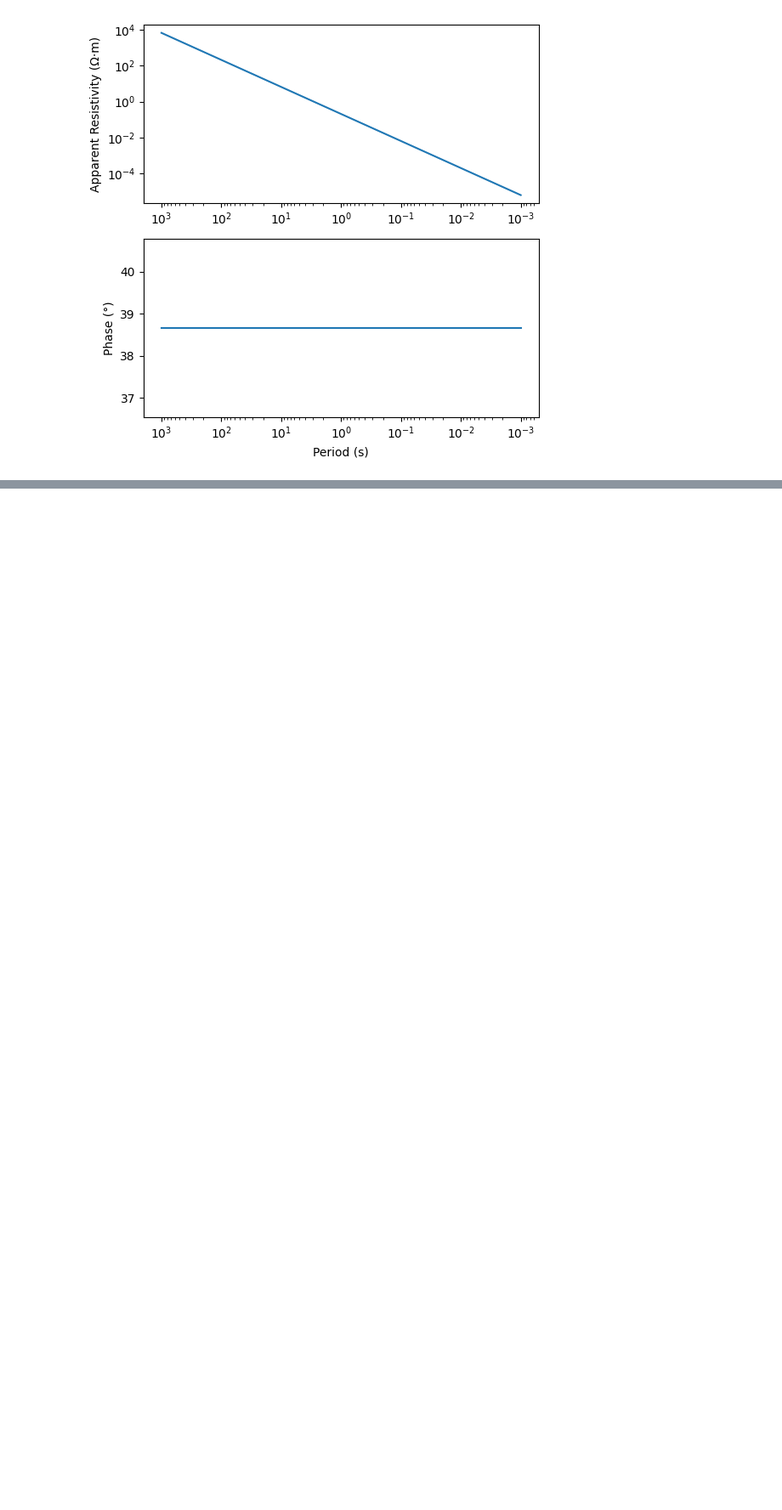
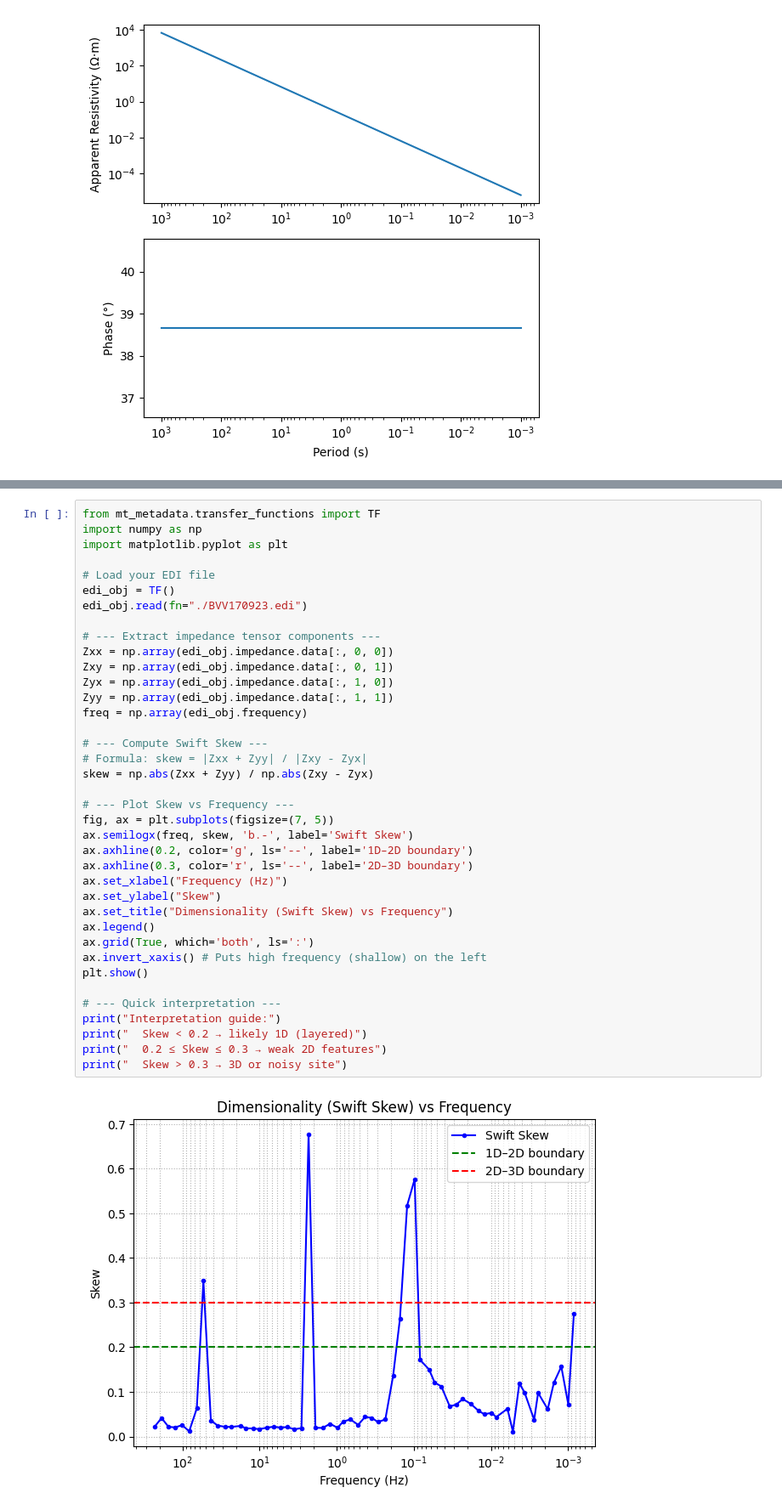
Before and after one commit to Shailo2002/Dissertation, a Jupyter notebook: day-2/code.ipynb, the cells around one changed output, grey strips where cells are left out. Shown at 85% size. Cells and saved outputs as stored; diff of their text form; blank space fills up the shorter version.

```diff
--- a/day-2/code.ipynb
+++ b/day-2/code.ipynb
@@ -57,0 +96,40 @@ HTTPError: HTTP Error 404: Not Found
+# %%
+from mt_metadata.transfer_functions import TF
+import numpy as np
+import matplotlib.pyplot as plt
+
+# Load your EDI file
+edi_obj = TF()
+edi_obj.read(fn="./BVV170923.edi")
+
+# --- Extract impedance tensor components ---
+Zxx = np.array(edi_obj.impedance.data[:, 0, 0])
+Zxy = np.array(edi_obj.impedance.data[:, 0, 1])
+Zyx = np.array(edi_obj.impedance.data[:, 1, 0])
+Zyy = np.array(edi_obj.impedance.data[:, 1, 1])
+freq = np.array(edi_obj.frequency)
+
+# --- Compute Swift Skew ---
+# Formula: skew = |Zxx + Zyy| / |Zxy - Zyx|
+skew = np.abs(Zxx + Zyy) / np.abs(Zxy - Zyx)
+
+# --- Plot Skew vs Frequency ---
+fig, ax = plt.subplots(figsize=(7, 5))
+ax.semilogx(freq, skew, 'b.-', label='Swift Skew')
+ax.axhline(0.2, color='g', ls='--', label='1D–2D boundary')
+ax.axhline(0.3, color='r', ls='--', label='2D–3D boundary')
+ax.set_xlabel("Frequency (Hz)")
+ax.set_ylabel("Skew")
+ax.set_title("Dimensionality (Swift Skew) vs Frequency")
+ax.legend()
+ax.grid(True, which='both', ls=':')
+ax.invert_xaxis() # Puts high frequency (shallow) on the left
+plt.show()
+
+# --- Quick interpretation ---
+print("Interpretation guide:")
+print("  Skew < 0.2 → likely 1D (layered)")
+print("  0.2 ≤ Skew ≤ 0.3 → weak 2D features")
+print("  Skew > 0.3 → 3D or noisy site")
+# %% [output]
+[figure, added]
```
Also changed, not shown: parts of 6 cells of this notebook, 2 other files.
